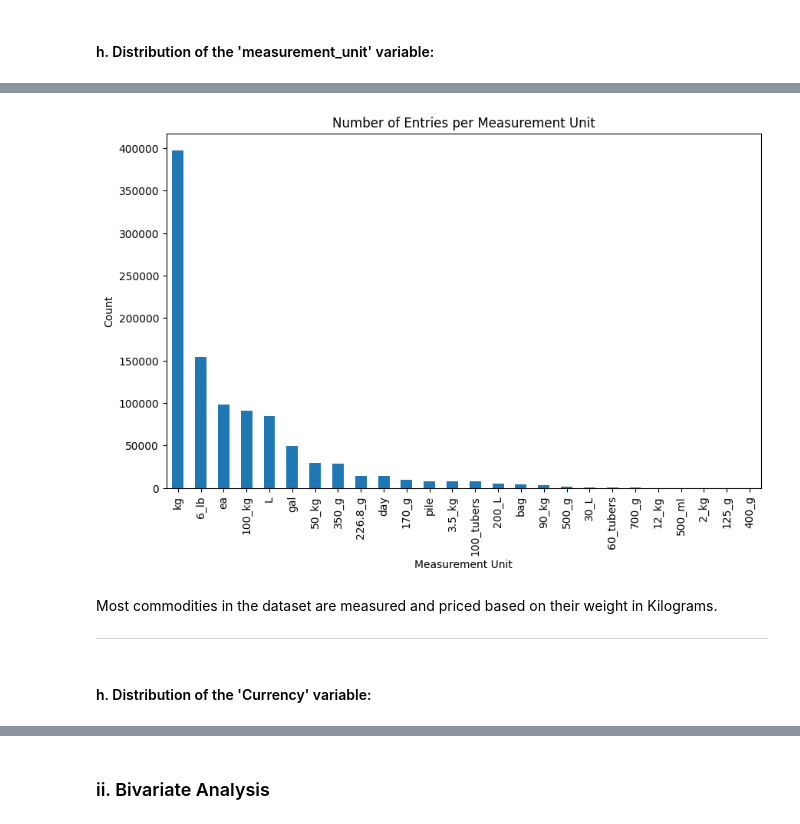
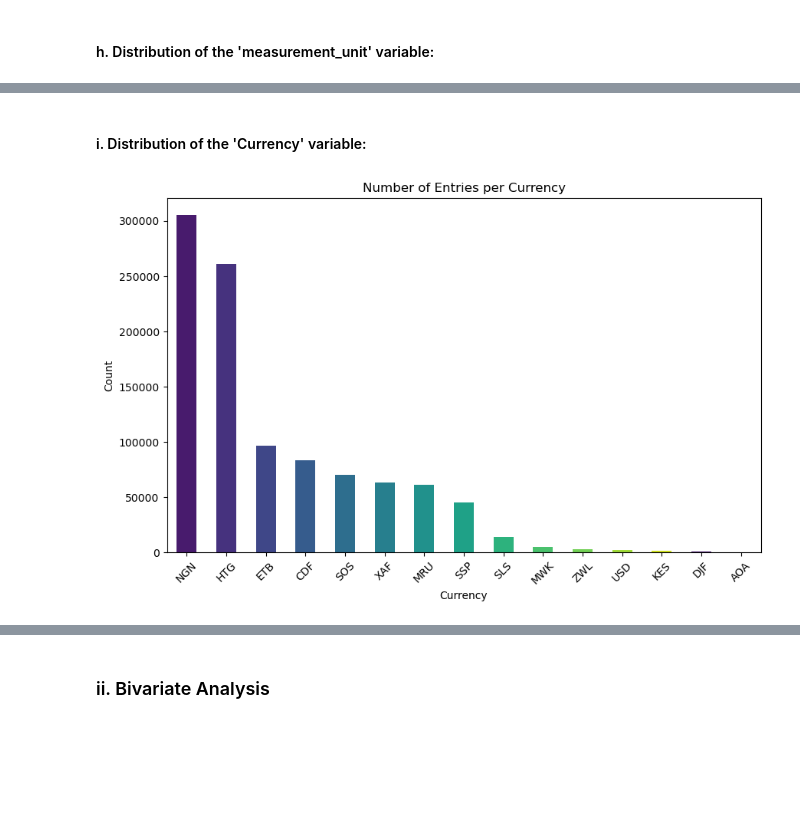
Before and after one commit to rasmodev/Staple-Food-and-Fuel-Price-Prediction-in-Africa, a Jupyter notebook: Staple_Food_Price_Prediction.ipynb, the cells around one changed output, grey strips where cells are left out. Cells and saved outputs as stored; diff of their text form; code cells hidden in the pictures; blank space fills up the shorter version.

```diff
--- a/Staple_Food_Price_Prediction.ipynb
+++ b/Staple_Food_Price_Prediction.ipynb
@@ -1191,6 +1281,9 @@ memory usage: 100.3+ MB
 # Extract year and month for aggregation
 eda_df['year'] = eda_df['period_date'].dt.year
 eda_df['month'] = eda_df['period_date'].dt.to_period('M')
+
+# Set the viridis palette
+sns.set_palette('viridis')
 
 # Plotting the distribution of records by year
 plt.figure(figsize=(12, 6))
@@ -1346,3 +1441,24 @@ The analysis of the bottom 20 markets reveals the prominence of Malawi, Congo (D
 ---
 # %% [markdown]
 #### d. Distribution of the 'Country' variable:
+# %%
+import matplotlib.pyplot as plt
+import seaborn as sns
+
+# Create a figure
+plt.figure(figsize=(12, 8))
+
+# Get value counts for each country
+country_counts = eda_df['country'].value_counts()
+
+# Define a color map using seaborn's viridis palette
+colors = sns.color_palette('viridis', len(country_counts))
+
+# Plot the bar chart with viridis colors
+bars = plt.bar(country_counts.index, country_counts.values, color=colors)
+
+plt.title('Number of Entries per Country')
+plt.xlabel('Country')
+plt.ylabel('Count')
+plt.xticks(rotation=45)
+plt.show()
@@ -1409,16 +1615,17 @@ Most products in the dataset are locally sourced
+# %% [markdown]
+#### i. Distribution of the 'Currency' variable:
 # %%
-# measurement_unit
+# currency
+# Extract the value counts for the 'currency' column
+currency_counts = eda_df['currency'].value_counts()
+
+# Plot the bar chart with viridis colors
 plt.figure(figsize=(10, 6))
-eda_df['measurement_unit'].value_counts().plot(kind='bar')
-plt.title('Number of Entries per Measurement Unit')
-plt.xlabel('Measurement Unit')
+currency_counts.plot(kind='bar', color=colors)
+plt.title('Number of Entries per Currency')
+plt.xlabel('Currency')
 plt.ylabel('Count')
+plt.xticks(rotation=45)
 plt.show()
 # %% [output]
-[figure, old version]
+[figure, new version]
-# %% [markdown]
-Most commodities in the dataset are measured and priced based on their weight in Kilograms.
-
----
-# %% [markdown]
-#### h. Distribution of the 'Currency' variable:
```
Also changed, not shown: parts of 84 cells of this notebook.
